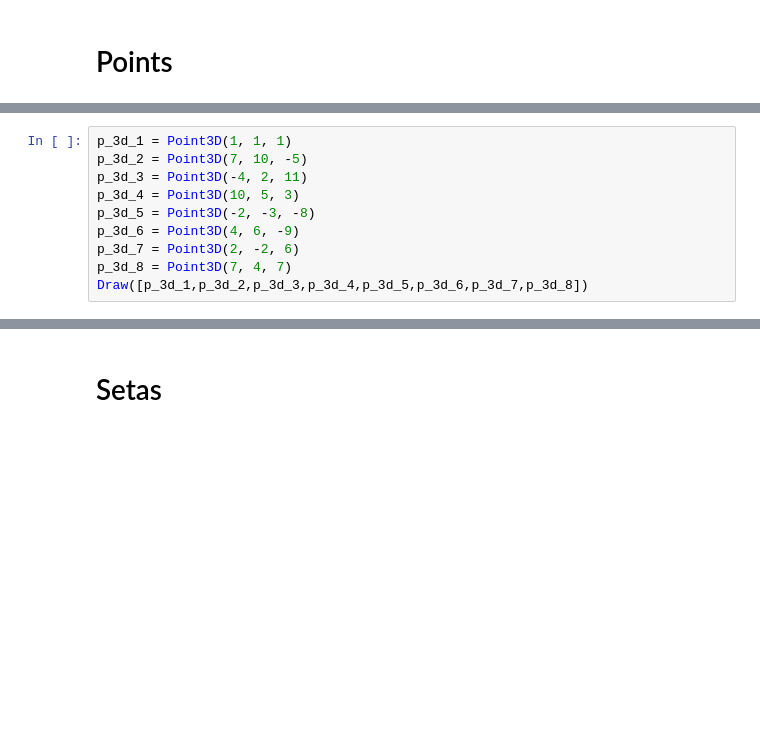
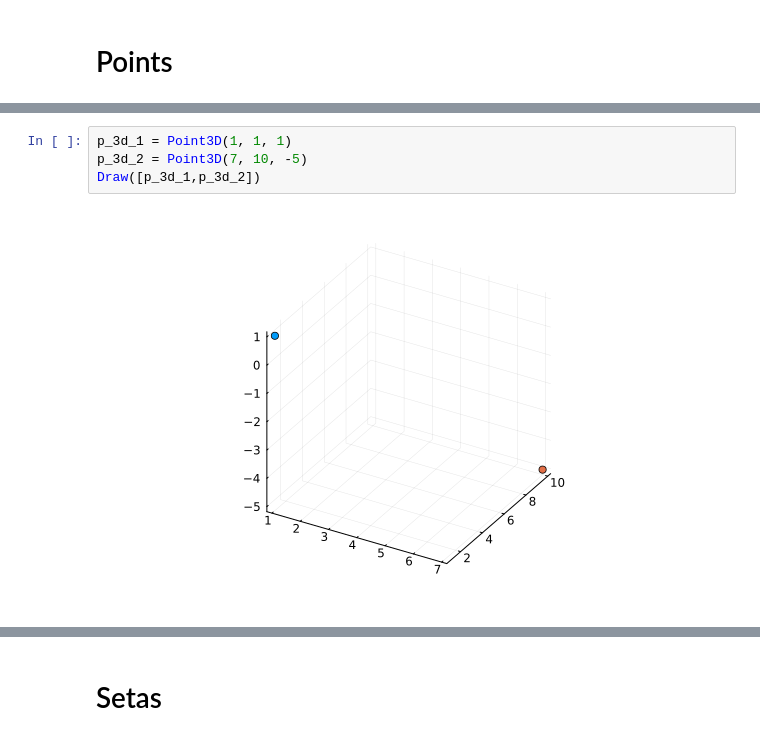
Before and after one commit to brunohry/Easylinalg, a Jupyter notebook: docs/Exemplos/exemplo-media.ipynb, the cells around one changed output, grey strips where cells are left out. Cells and saved outputs as stored; diff of their text form; blank space fills up the shorter version.

```diff
--- a/docs/Exemplos/exemplo-media.ipynb
+++ b/docs/Exemplos/exemplo-media.ipynb
@@ -16,11 +16,7 @@ Draw(p_media, false)
 # %%
 p_3d_1 = Point3D(1, 1, 1)
 p_3d_2 = Point3D(7, 10, -5)
-p_3d_3 = Point3D(-4, 2, 11)
-p_3d_4 = Point3D(10, 5, 3)
-p_3d_5 = Point3D(-2, -3, -8)
-p_3d_6 = Point3D(4, 6, -9)
-p_3d_7 = Point3D(2, -2, 6)
-p_3d_8 = Point3D(7, 4, 7)
-Draw([p_3d_1,p_3d_2,p_3d_3,p_3d_4,p_3d_5,p_3d_6,p_3d_7,p_3d_8])
+Draw([p_3d_1,p_3d_2])
+# %% [output]
+[figure, added]
 # %%
```
Also changed, not shown: parts of 4 cells of this notebook, 2 other files.
